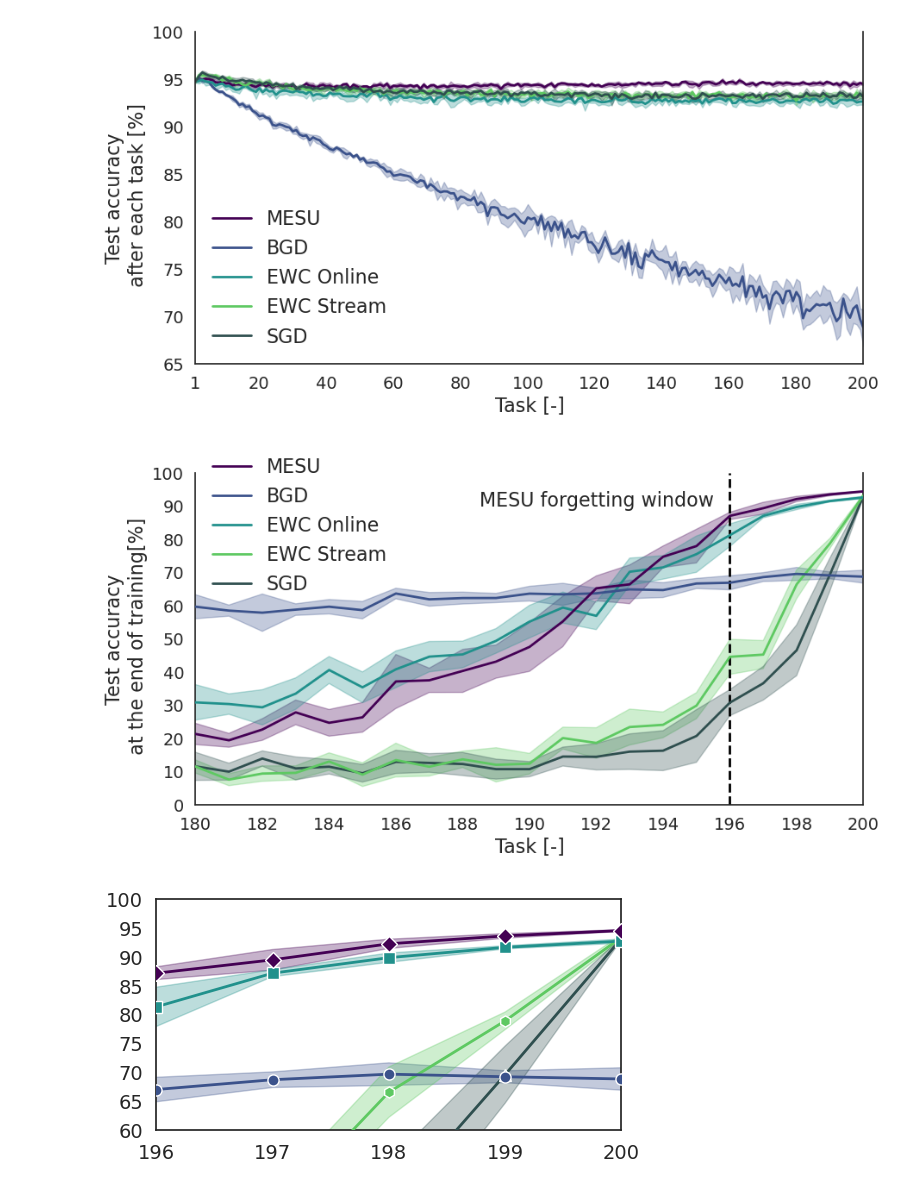
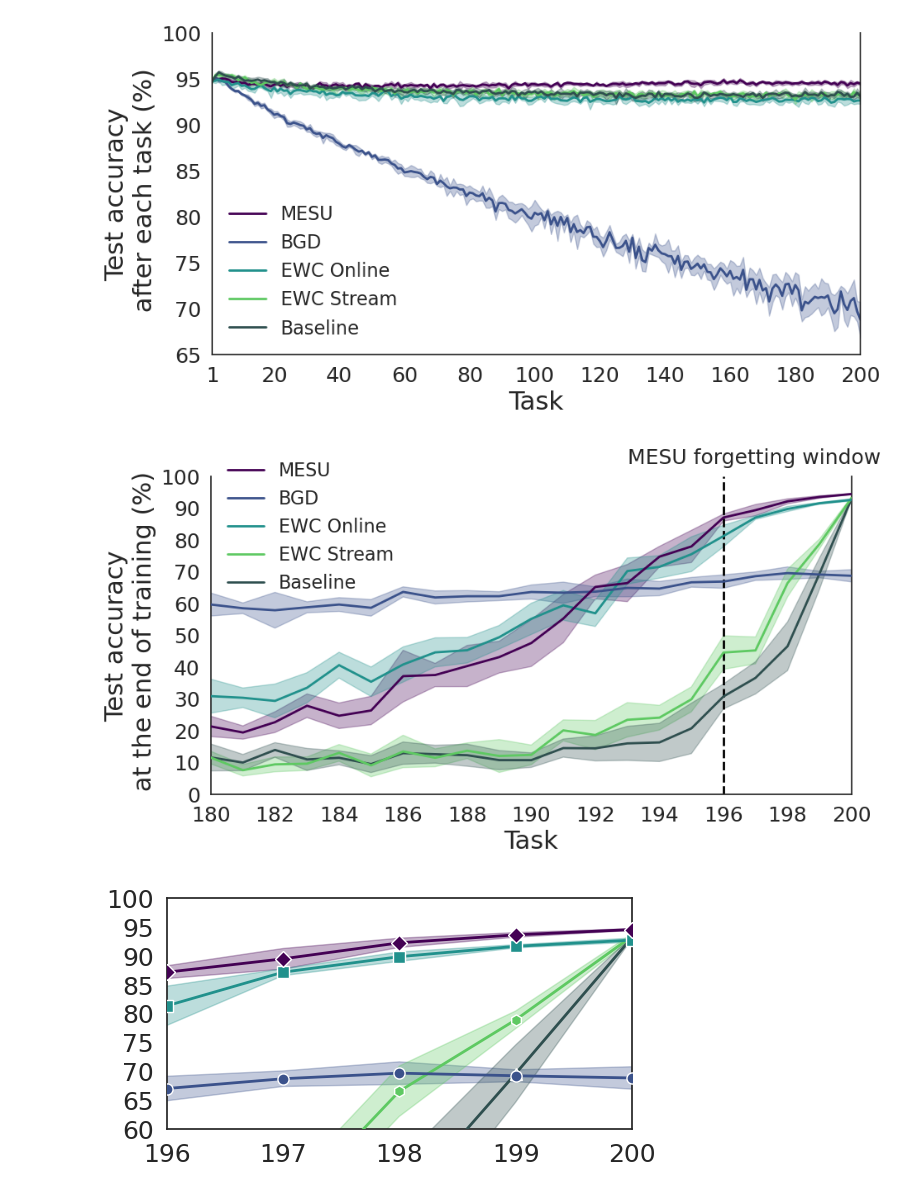
Before and after one commit to kellian-cottart/mesu-pmnist, a Jupyter notebook: figure-pmnist.ipynb, the cells around one changed output. Drawn from its saved outputs; the diff is of its cells as text; code cells hidden in the pictures.

```diff
--- a/figure-pmnist.ipynb
+++ b/figure-pmnist.ipynb
@@ -6,8 +6,11 @@ import jax.numpy as jnp
 import os
 import seaborn as sns
 import re
-FONTSIZE = 16
-TICKSIZE = 14
+AXESSIZE = 22
+FONTSIZE = 18
+TICKSIZE = 18
+LEGENDSIZE = 16
+
 FOLDER = "output-figures"
 os.makedirs(FOLDER, exist_ok=True)
 # put jax in cpu mode
@@ -38,7 +41,7 @@ names = [
     "BGD",
     "EWC Online",
     "EWC Stream",
-    "SGD",
+    "Baseline",
 ]
 markers = ["D", "o", "s", "h", "^"]
 
@@ -101,8 +104,8 @@ for i, alg, name in zip(range(len(data)), data, names):
                     vanishing_plasticity_mean+vanishing_plasticity_std,
                     color=colors[i],
                     alpha=0.3)
-ax.set_xlabel("Task [-]", fontsize=FONTSIZE)
-ax.set_ylabel("Test accuracy\n after each task [%]", fontsize=FONTSIZE)
+ax.set_xlabel("Task", fontsize=AXESSIZE)
+ax.set_ylabel("Test accuracy\n after each task (%)", fontsize=AXESSIZE)
 ax.set_ylim(65, 100)
 tickslabels = [1, 20, 40, 60, 80, 100, 120, 140, 160, 180, 200]
 ticks = [0, 19, 39, 59, 79, 99, 119, 139, 159, 179, 199]
@@ -111,7 +114,7 @@ ax.set_xlim(n_tasks-window, n_tasks-1)
 ax.set_xticklabels(tickslabels)
 ax.tick_params(axis='both', which='major', labelsize=TICKSIZE)
 ax.spines['top'].set_visible(False)
-ax.legend(loc="lower left", fontsize=FONTSIZE, frameon=False)
+ax.legend(loc="lower left", fontsize=LEGENDSIZE, frameon=False)
 plt.xticks(fontsize=TICKSIZE)
 plt.yticks(fontsize=TICKSIZE)
 
@@ -120,7 +123,7 @@ fig.savefig(os.path.join(FOLDER, "pmnist-vanishing-plasticity-200.pdf"), bbox_in
 fig.savefig(os.path.join(FOLDER, "pmnist-vanishing-plasticity-200.svg"), bbox_inches="tight")
 plt.close()
 # %% [output]
-[figure, old version]
+[figure, new version]
 # %%
 window = 20
 fig, ax = plt.subplots(figsize=(10, 5))
@@ -136,38 +139,39 @@ for i, alg, name in zip(range(len(data)), data, names):
         y=continual_learning_mean,
         label=name,
         color=colors[i],
         ax=ax,
         linewidth=2,
         zorder=10-i
     )
     ax.fill_between(task_range, continual_learning_mean-continual_learning_std, continual_learning_mean+continual_learning_std, color=colors[i], alpha=0.3)
-ax.set_xlabel("Task [-]", fontsize=FONTSIZE)
-ax.set_ylabel("Test accuracy\n at the end of training[%]", fontsize=FONTSIZE)
+ax.set_xlabel("Task", fontsize=AXESSIZE)
+ax.set_ylabel("Test accuracy\n at the end of training (%)", fontsize=AXESSIZE)
 ax.set_xlim(n_tasks-1-window, n_tasks-1)
 ax.set_ylim(0, 100)
 # tick labels from 190 to 199
 ax.set_xticks(jnp.arange(n_tasks-1-window, n_tasks, window//10))
 ax.set_xticklabels(jnp.arange(n_tasks-1-window, n_tasks, window//10)+1)
 # yticks every 10
 ax.set_yticks(jnp.arange(0, 101, 10))
 # tick font size
 ax.tick_params(axis='both', which='major', labelsize=TICKSIZE)
 ax.spines['top'].set_visible(False)
 
 
 # vline at 195
 ax.axvline(195, color="black", linestyle="--", linewidth=2)
 # text next to line "mesu forgetting window"
-ax.text(187.5, 90, "MESU forgetting window", fontsize=FONTSIZE, rotation=0)
-ax.legend(loc="upper left", fontsize=FONTSIZE, frameon=False, bbox_to_anchor=(0, 1.1))
+ax.text(192, 104, "MESU forgetting window", fontsize=FONTSIZE, rotation=0)
+
+ax.legend(loc="upper left", fontsize=LEGENDSIZE, frameon=False, bbox_to_anchor=(0, 1.1))
 plt.show()
 # savefig as pdf
 fig.savefig(os.path.join(FOLDER, f"pmnist-last-{window}-acc-200.pdf"), bbox_inches="tight")
 # svg
 fig.savefig(os.path.join(FOLDER, f"pmnist-last-{window}-acc-200.svg"), bbox_inches="tight")
 plt.close()
 # %% [output]
-[figure, old version]
+[figure, new version]
 # %%
 window = 5
 fig, ax = plt.subplots(figsize=(6, 3))
@@ -213,6 +217,6 @@ fig.savefig(os.path.join(FOLDER, f"pmnist-zoom-last-{window}-acc-200.pdf"), bbox
 fig.savefig(os.path.join(FOLDER, f"pmnist-zoom-last-{window}-acc-200.svg"), bbox_inches="tight")
 plt.close()
 # %% [output]
-[figure, old version]
+[figure, new version]
 # %%
 # First graph: Memory Rigidity
```
Also changed, not shown: parts of 1 cell of this notebook, 1 other file.
